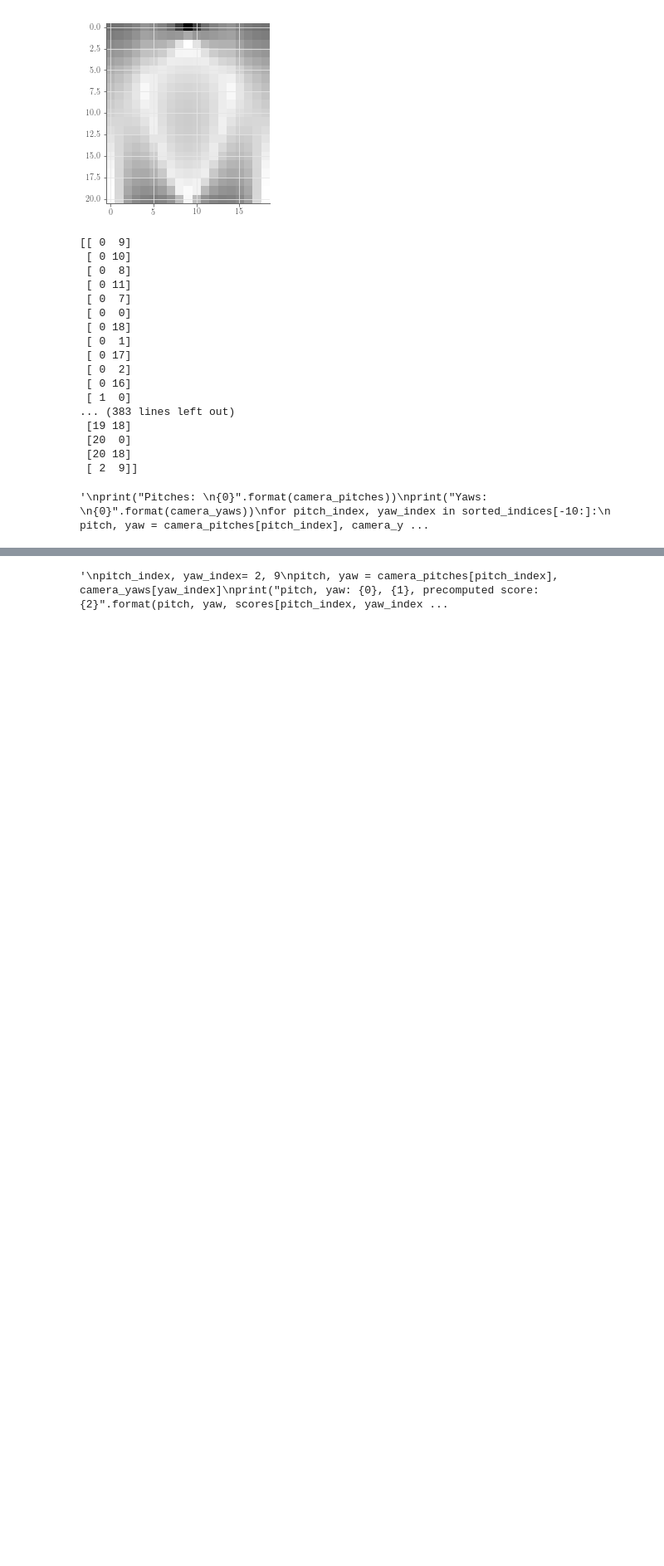
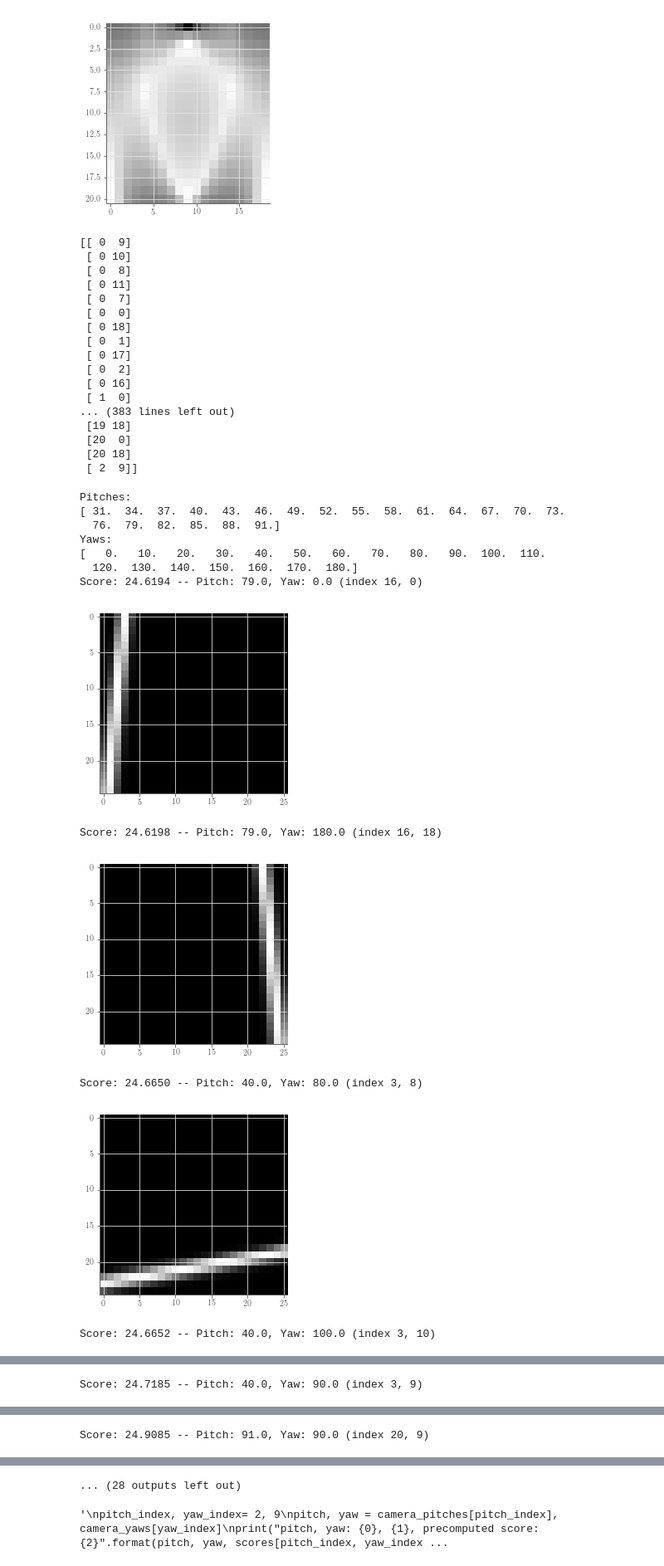
Before and after one commit to flyingsilverfin/AV-Camera-Placement, a Jupyter notebook: evaluation/single_camera_placement/Single Camera.ipynb, the cells around one changed output, grey strips where cells are left out. Shown at 83% size. Drawn from its saved outputs; the diff is of its cells as text; code cells hidden in the pictures; blank space fills up the shorter version.

```diff
--- a/evaluation/single_camera_placement/Single Camera.ipynb
+++ b/evaluation/single_camera_placement/Single Camera.ipynb
@@ -209,4 +210,7 @@ Score: 25.6448197632
 # %%
 # save above to file to not lose it! very expensive computation
 np.save("straight_road_40m_{0}x{1}0_6m_pitch_yaw_scores_0-4_two_stddev.npy".format(*resolution), scores)
+# %%
+# recover data
+scores = np.load("straight_road_40m_{0}x{1}0_6m_pitch_yaw_scores_0-4_two_stddev.npy".format(*resolution))
 # %%
@@ -240,21 +246,32 @@ print(sorted_indices)
 # %%
 # look at the top 10 scores
 
-"""
+
 print("Pitches: \n{0}".format(camera_pitches))
 print("Yaws: \n{0}".format(camera_yaws))
-for pitch_index, yaw_index in sorted_indices[-10:]:
+for pitch_index, yaw_index in sorted_indices[-20:]:
     pitch, yaw = camera_pitches[pitch_index], camera_yaws[yaw_index]
     print("Score: {2:.4f} -- Pitch: {0}, Yaw: {1} (index {3}, {4})".format(pitch, yaw, scores[pitch_index, yaw_index], pitch_index, yaw_index))
 
     c = Camera(camera_position, pitch, yaw)
     c.set_resolution(25, 25)
     c.set_fov(*fov_deg)
 
     pixel_probabilities = c.get_pixel_probabilities_for_road(road)
     plt.imshow(np.flip(pixel_probabilities, 0))
     plt.gray()
     plt.show()
-"""
 # %% [output]
-'\nprint("Pitches: \n{0}".format(camera_pitches))\nprint("Yaws: \n{0}".format(camera_yaws))\nfor pitch_index, yaw_index in sorted_indices[-10:]:\n    pitch, yaw = camera_pitches[pitch_index], camera_y ...
+Pitches:
+[ 31.  34.  37.  40.  43.  46.  49.  52.  55.  58.  61.  64.  67.  70.  73.
+  76.  79.  82.  85.  88.  91.]
+Yaws:
+[   0.   10.   20.   30.   40.   50.   60.   70.   80.   90.  100.  110.
+  120.  130.  140.  150.  160.  170.  180.]
+Score: 24.6194 -- Pitch: 79.0, Yaw: 0.0 (index 16, 0)
+[figure, added]
+Score: 24.6198 -- Pitch: 79.0, Yaw: 180.0 (index 16, 18)
+[figure, added]
+Score: 24.6650 -- Pitch: 40.0, Yaw: 80.0 (index 3, 8)
+[figure, added]
+Score: 24.6652 -- Pitch: 40.0, Yaw: 100.0 (index 3, 10)
@@ -260,0 +279 @@ for pitch_index, yaw_index in sorted_indices[-10:]:
+Score: 24.7185 -- Pitch: 40.0, Yaw: 90.0 (index 3, 9)
@@ -260,0 +281 @@ for pitch_index, yaw_index in sorted_indices[-10:]:
+Score: 24.9085 -- Pitch: 91.0, Yaw: 90.0 (index 20, 9)
@@ -261,3 +283,4 @@ for pitch_index, yaw_index in sorted_indices[-10:]:
+... (28 outputs left out)
 # %%
 """
 pitch_index, yaw_index= 2, 9
```
Also changed, not shown: parts of 10 cells of this notebook, 5 other files.
